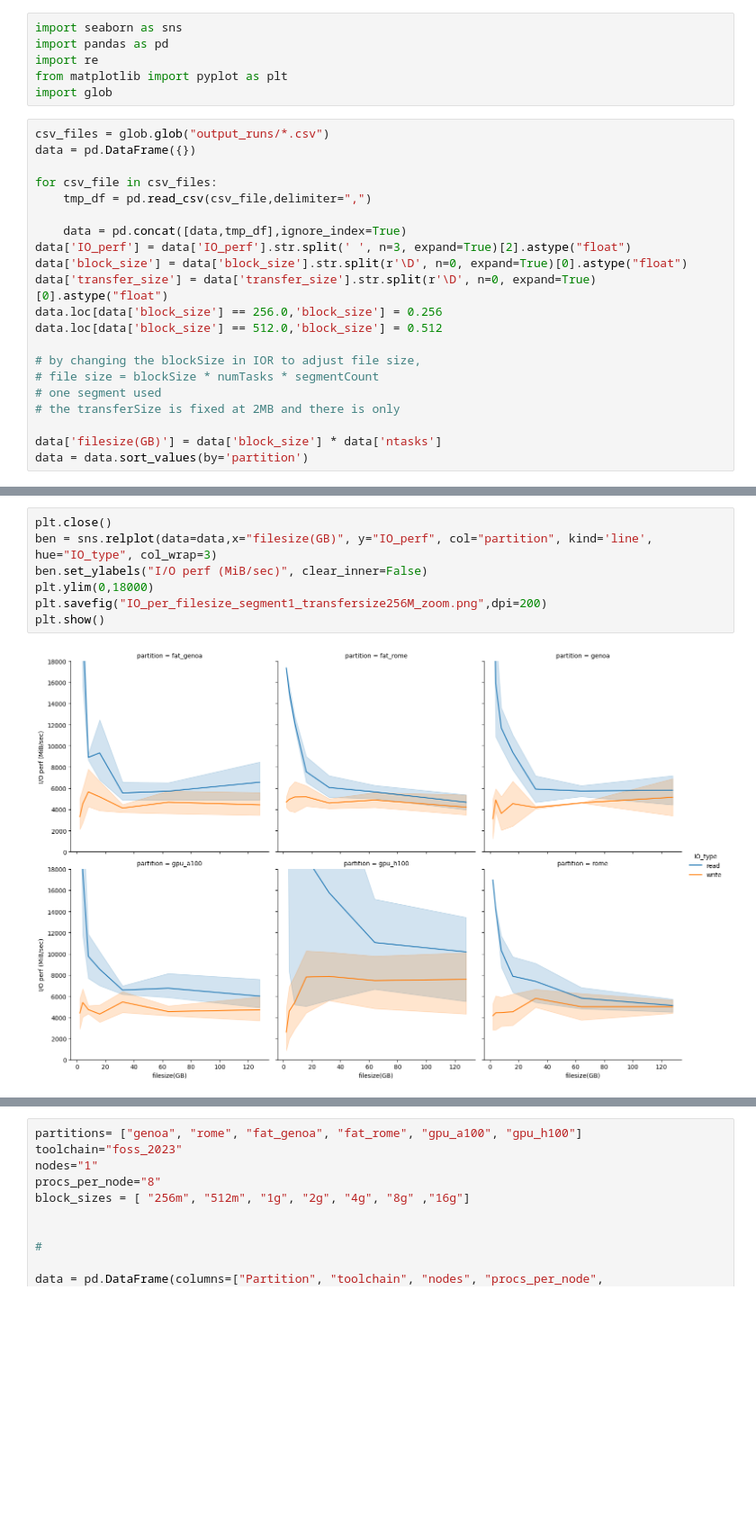
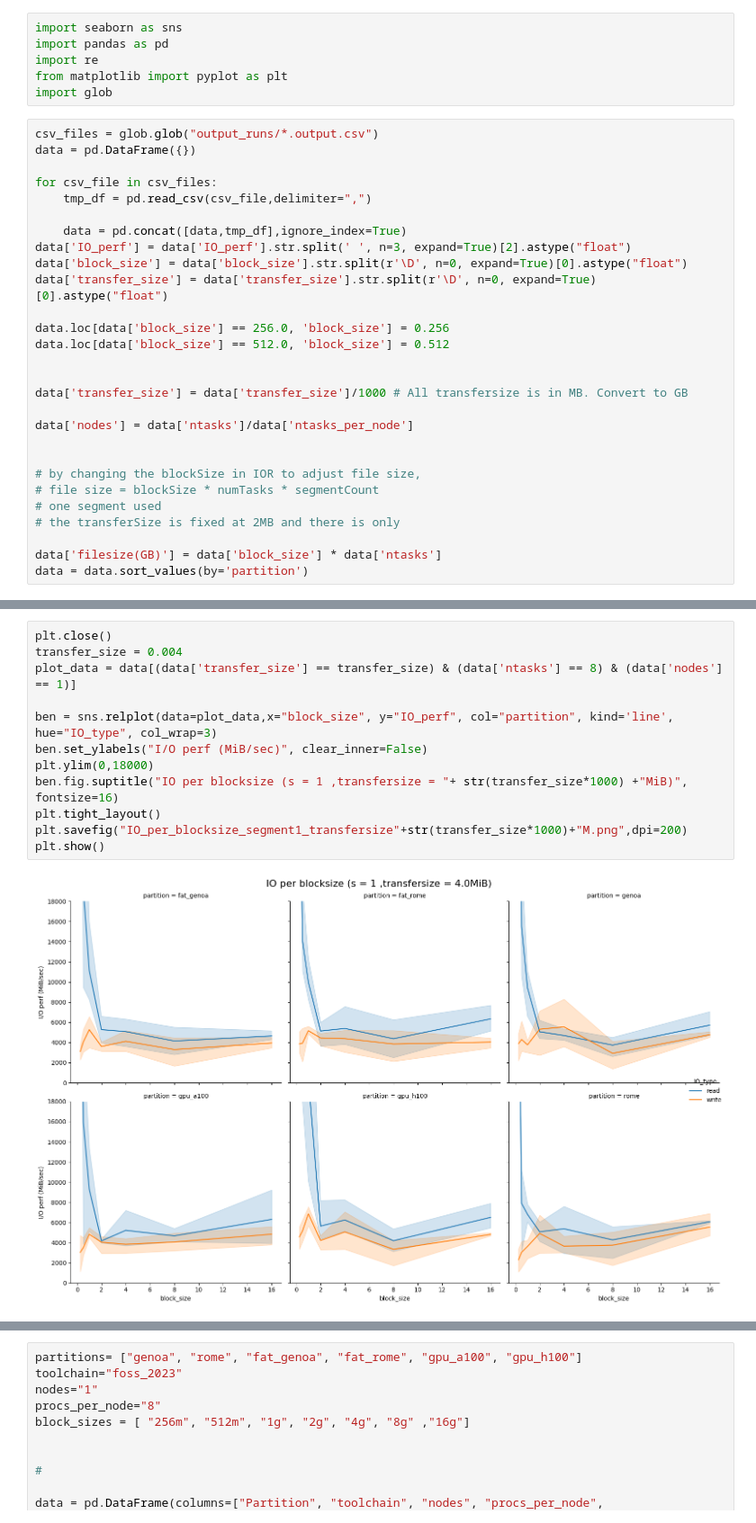
Before and after one commit to benczaja/IOR_test, a Jupyter notebook: IO_plot.ipynb, the cells around one changed output, grey strips where cells are left out. Shown at 90% size. Saved outputs shown, nothing was run; the diff lists cells and outputs as text; blank space fills up the shorter version.

Commit message:
adding plotting notebook

```diff
--- a/IO_plot.ipynb
+++ b/IO_plot.ipynb
@@ -5,7 +5,7 @@ import re
 from matplotlib import pyplot as plt
 import glob
 # %%
-csv_files = glob.glob("output_runs/*.csv")
+csv_files = glob.glob("output_runs/*.output.csv")
 data = pd.DataFrame({})
 
 for csv_file in csv_files:
@@ -15,8 +15,15 @@ for csv_file in csv_files:
 data['IO_perf'] = data['IO_perf'].str.split(' ', n=3, expand=True)[2].astype("float")
 data['block_size'] = data['block_size'].str.split(r'\D', n=0, expand=True)[0].astype("float")
 data['transfer_size'] = data['transfer_size'].str.split(r'\D', n=0, expand=True)[0].astype("float")
-data.loc[data['block_size'] == 256.0,'block_size'] = 0.256
-data.loc[data['block_size'] == 512.0,'block_size'] = 0.512
+
+data.loc[data['block_size'] == 256.0, 'block_size'] = 0.256
+data.loc[data['block_size'] == 512.0, 'block_size'] = 0.512
+
+
+data['transfer_size'] = data['transfer_size']/1000 # All transfersize is in MB. Convert to GB
+
+data['nodes'] = data['ntasks']/data['ntasks_per_node']
+
 
 # by changing the blockSize in IOR to adjust file size,
 # file size = blockSize * numTasks * segmentCount
@@ -28,9 +121,14 @@ data = data.sort_values(by='partition')
 # %%
 plt.close()
-ben = sns.relplot(data=data,x="filesize(GB)", y="IO_perf", col="partition", kind='line', hue="IO_type", col_wrap=3)
+transfer_size = 0.004
+plot_data = data[(data['transfer_size'] == transfer_size) & (data['ntasks'] == 8) & (data['nodes'] == 1)]
+
+ben = sns.relplot(data=plot_data,x="block_size", y="IO_perf", col="partition", kind='line', hue="IO_type", col_wrap=3)
 ben.set_ylabels("I/O perf (MiB/sec)", clear_inner=False)
 plt.ylim(0,18000)
-plt.savefig("IO_per_filesize_segment1_transfersize256M_zoom.png",dpi=200)
+ben.fig.suptitle("IO per blocksize (s = 1 ,transfersize = "+ str(transfer_size*1000) +"MiB)", fontsize=16)
+plt.tight_layout()
+plt.savefig("IO_per_blocksize_segment1_transfersize"+str(transfer_size*1000)+"M.png",dpi=200)
 plt.show()
 # %% [output]
-[figure, old version]
+[figure, new version]
```
Also changed, not shown: parts of 7 cells of this notebook.
